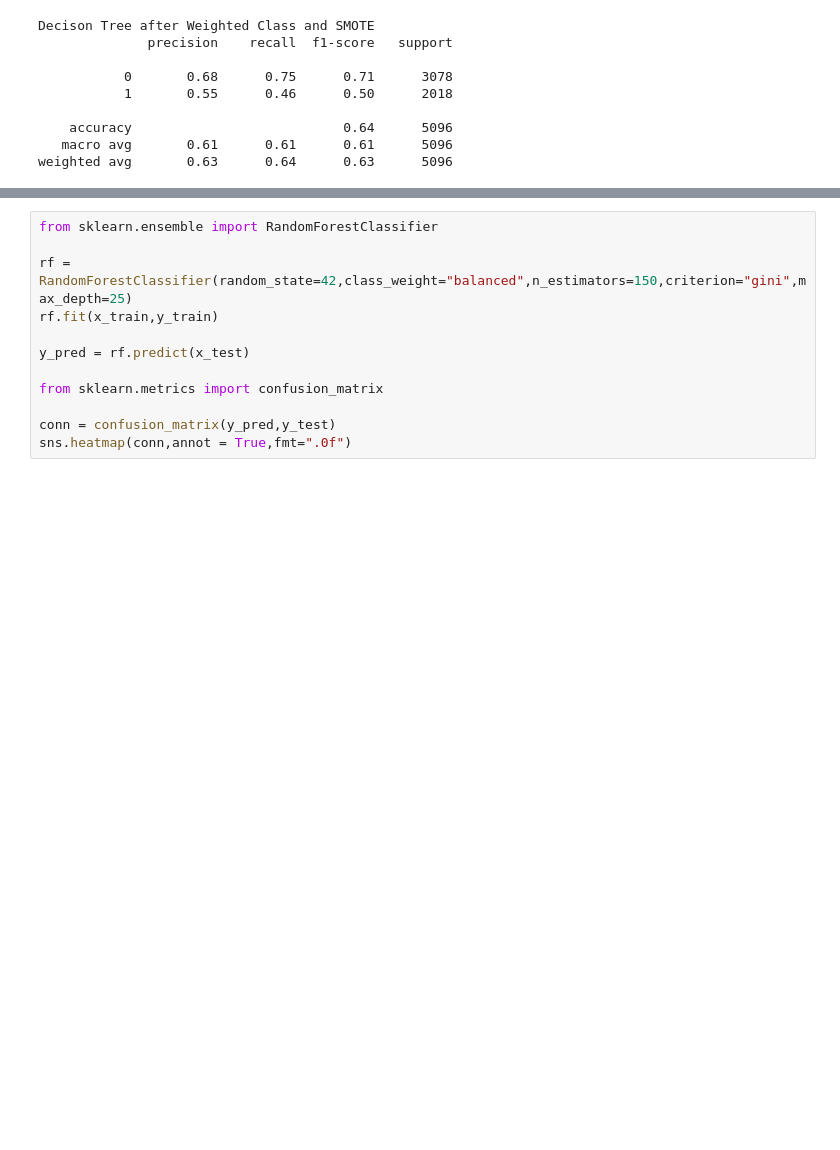
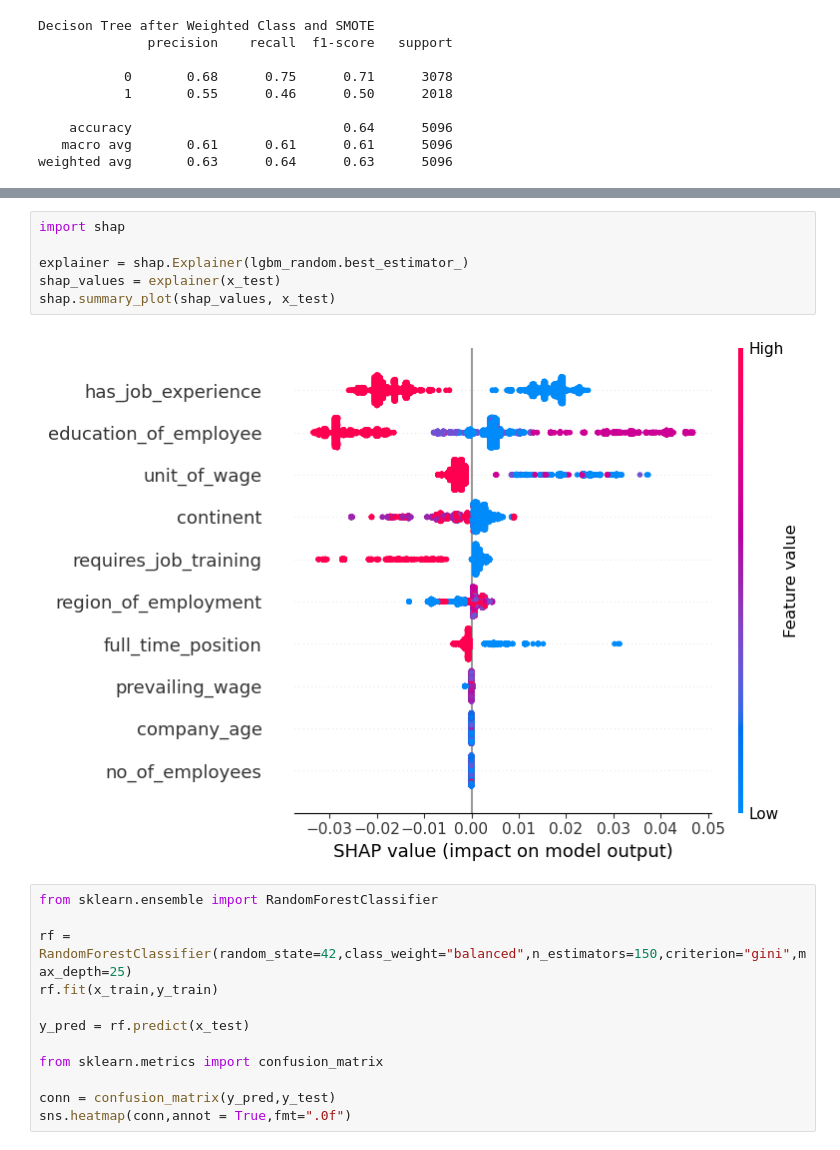
Before and after one commit to PARTHIBAN-007/Visa_Approval-MLOps, a Jupyter notebook: experiments/main.ipynb, the cells around one changed output, grey strips where cells are left out. Saved outputs shown, nothing was run; the diff lists cells and outputs as text; blank space fills up the shorter version.

```diff
--- a/experiments/main.ipynb
+++ b/experiments/main.ipynb
@@ -380,3 +436,11 @@ Best Parameters:  {'n_estimators': 170, 'max_depth': 10, 'learning_rate': 0.0002
+# %%
+import shap
+
+explainer = shap.Explainer(lgbm_random.best_estimator_)
+shap_values = explainer(x_test)
+shap.summary_plot(shap_values, x_test)
+# %% [output]
+[figure, added]
 # %%
 from sklearn.ensemble import RandomForestClassifier
 
```
Also changed, not shown: parts of 12 cells of this notebook, 9 other files.
